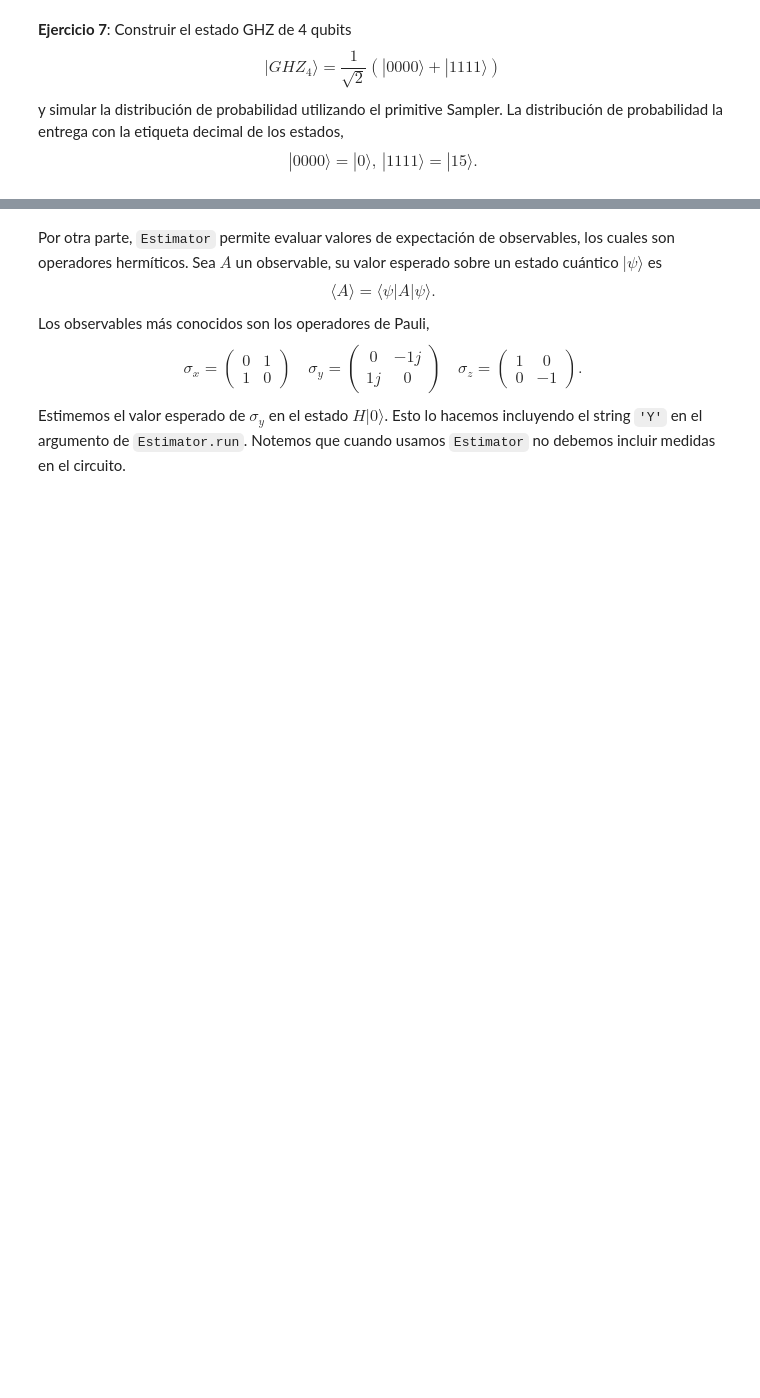
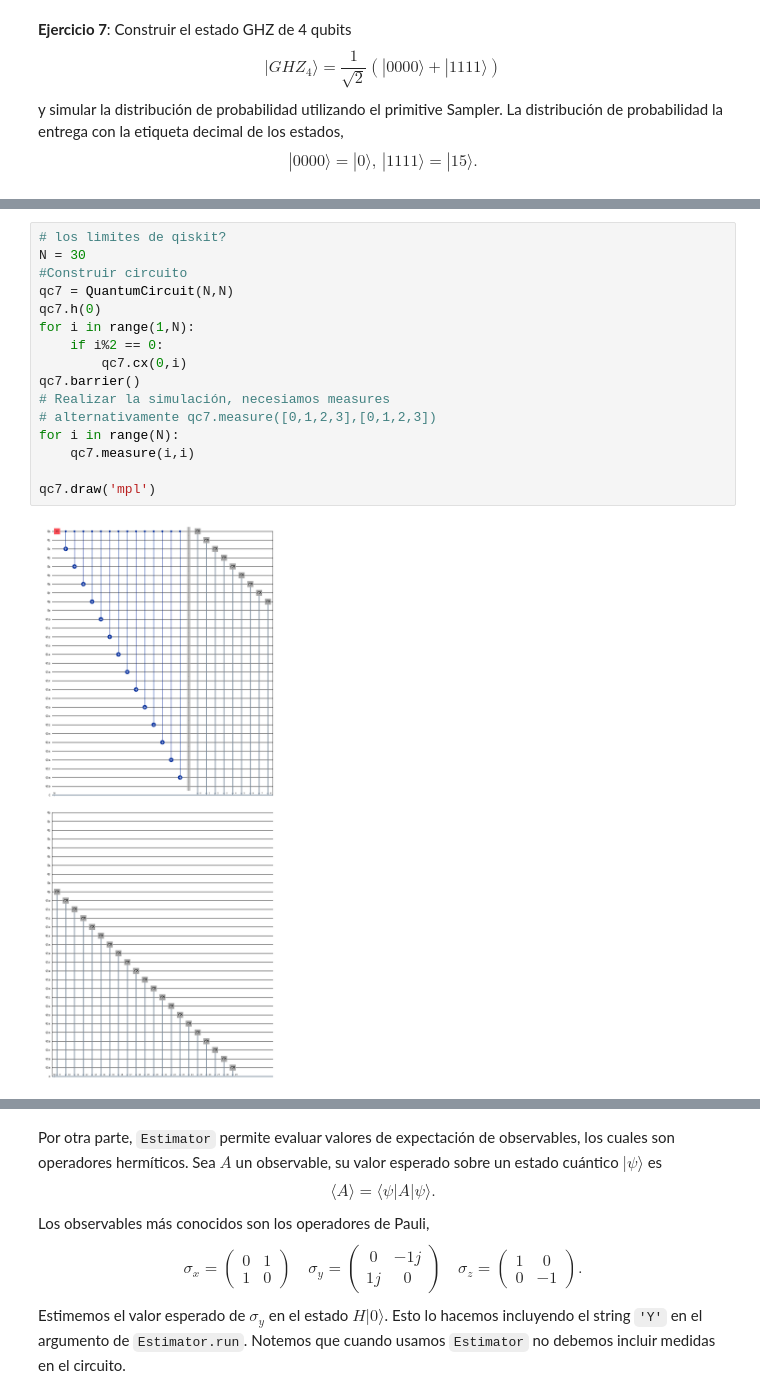
Before and after one commit to fbientrigo/phdStudy, a Jupyter notebook: talleres/01_Introduccion_a_Qiskit/Introducción_Qiskit.ipynb, the cells around one changed output, grey strips where cells are left out. Saved outputs shown, nothing was run; the diff lists cells and outputs as text; blank space fills up the shorter version.

```diff
--- a/talleres/01_Introduccion_a_Qiskit/Introducción_Qiskit.ipynb
+++ b/talleres/01_Introduccion_a_Qiskit/Introducción_Qiskit.ipynb
@@ -557,3 +544,21 @@ plot_histogram(distribution[0])
 # %% [output]
 La distribución de probabilidad del circuito simulado es {0: 0.5, 15: 0.5}
 [figure]
+# %%
+# los limites de qiskit?
+N = 30
+#Construir circuito
+qc7 = QuantumCircuit(N,N)
+qc7.h(0)
+for i in range(1,N):
+    if i%2 == 0:
+        qc7.cx(0,i)
+qc7.barrier()
+# Realizar la simulación, necesiamos measures
+# alternativamente qc7.measure([0,1,2,3],[0,1,2,3])
+for i in range(N):
+    qc7.measure(i,i)
+
+qc7.draw('mpl')
+# %% [output]
+[figure, added]
```
Also changed, not shown: parts of 33 cells of this notebook.
